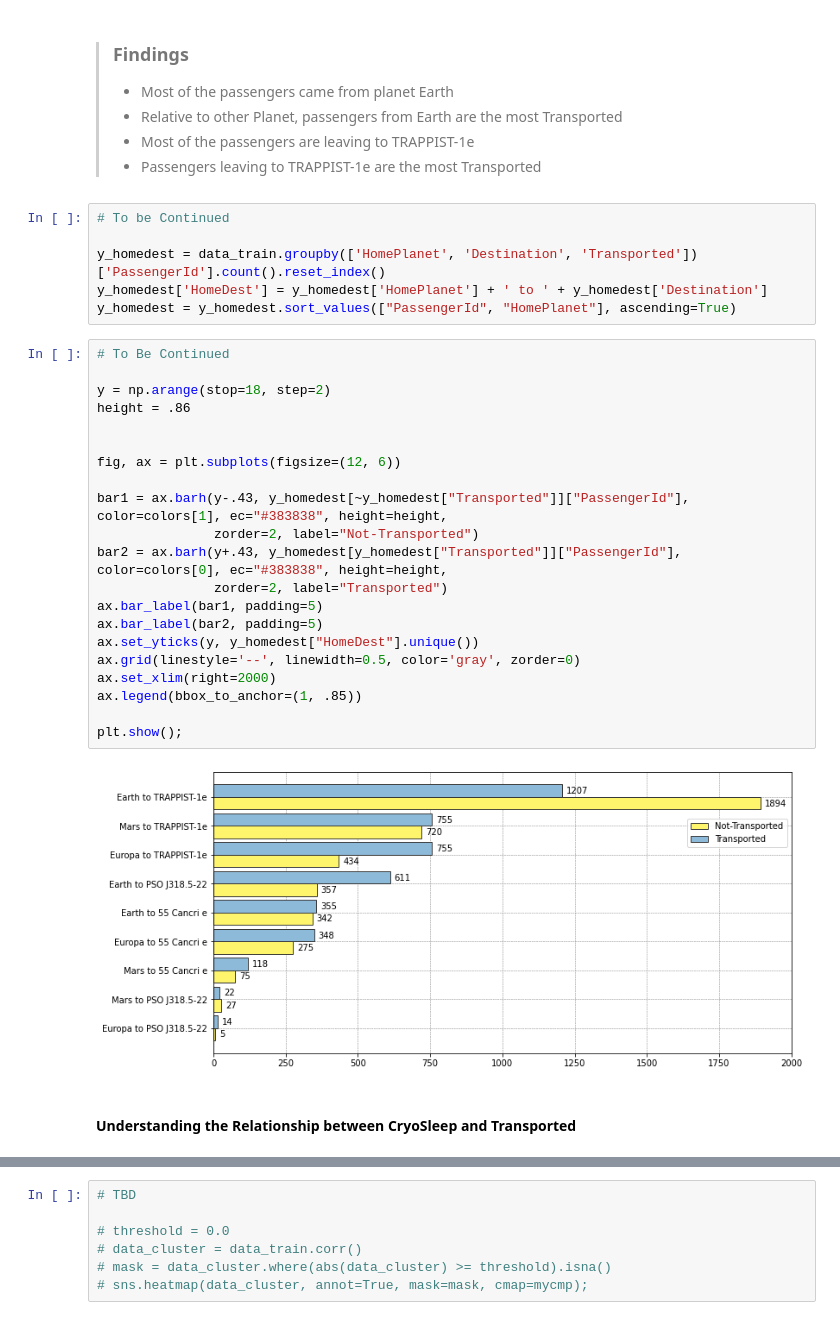
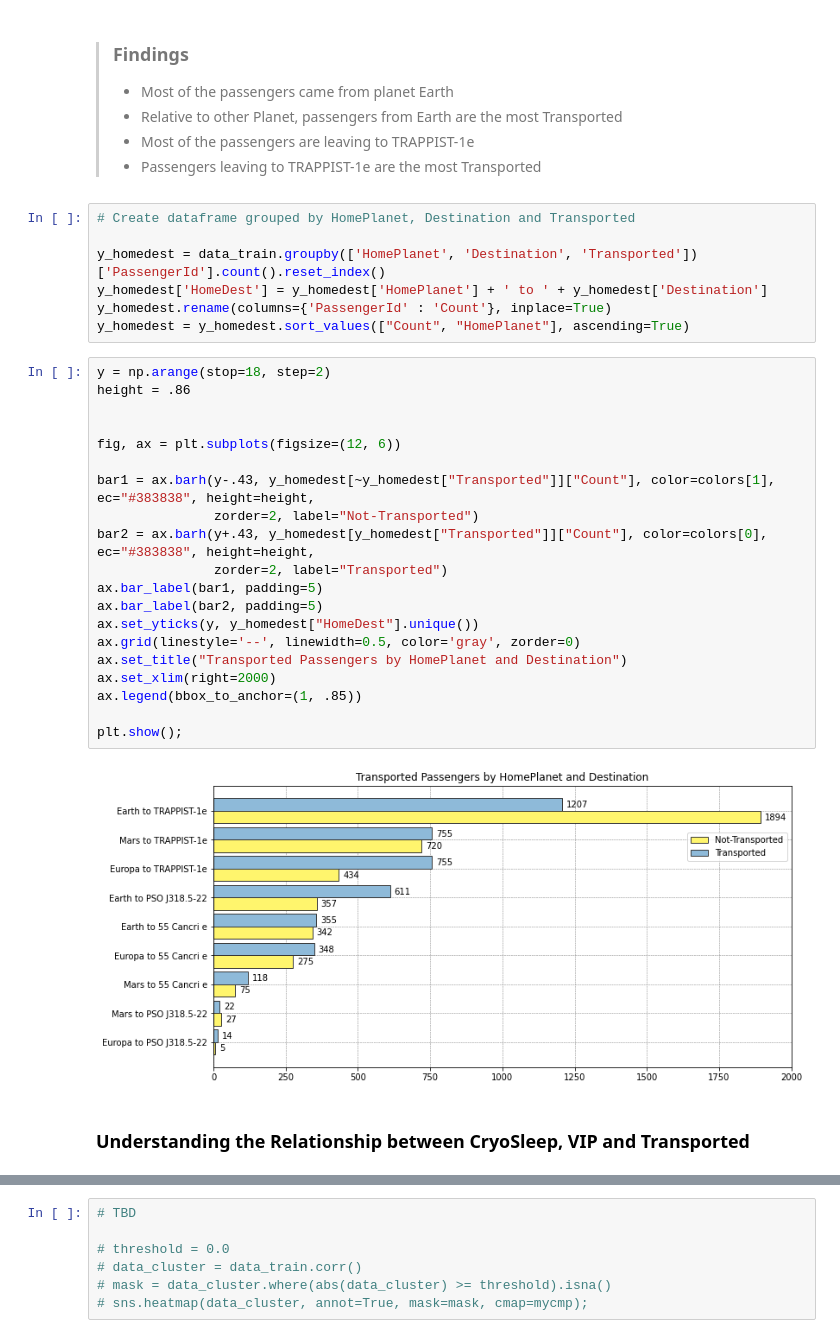
Before and after one commit to junedism/ams-classifier, a Jupyter notebook: spaceship-titanic-exploratory-data-analysis.ipynb, the cells around one changed output, grey strips where cells are left out. Saved outputs shown, nothing was run; the diff lists cells and outputs as text.

```diff
--- a/spaceship-titanic-exploratory-data-analysis.ipynb
+++ b/spaceship-titanic-exploratory-data-analysis.ipynb
@@ -263,33 +285,33 @@ plt.show();
 >* Most of the passengers are leaving to TRAPPIST-1e
 >* Passengers leaving to TRAPPIST-1e are the most Transported
 # %%
-# To be Continued
+# Create dataframe grouped by HomePlanet, Destination and Transported
 
 y_homedest = data_train.groupby(['HomePlanet', 'Destination', 'Transported'])['PassengerId'].count().reset_index()
 y_homedest['HomeDest'] = y_homedest['HomePlanet'] + ' to ' + y_homedest['Destination']
-y_homedest = y_homedest.sort_values(["PassengerId", "HomePlanet"], ascending=True)
+y_homedest.rename(columns={'PassengerId' : 'Count'}, inplace=True)
+y_homedest = y_homedest.sort_values(["Count", "HomePlanet"], ascending=True)
 # %%
-# To Be Continued
-
 y = np.arange(stop=18, step=2)
 height = .86
 
 
 fig, ax = plt.subplots(figsize=(12, 6))
 
-bar1 = ax.barh(y-.43, y_homedest[~y_homedest["Transported"]]["PassengerId"], color=colors[1], ec="#383838", height=height,
+bar1 = ax.barh(y-.43, y_homedest[~y_homedest["Transported"]]["Count"], color=colors[1], ec="#383838", height=height,
                zorder=2, label="Not-Transported")
-bar2 = ax.barh(y+.43, y_homedest[y_homedest["Transported"]]["PassengerId"], color=colors[0], ec="#383838", height=height,
+bar2 = ax.barh(y+.43, y_homedest[y_homedest["Transported"]]["Count"], color=colors[0], ec="#383838", height=height,
                zorder=2, label="Transported")
 ax.bar_label(bar1, padding=5)
 ax.bar_label(bar2, padding=5)
 ax.set_yticks(y, y_homedest["HomeDest"].unique())
 ax.grid(linestyle='--', linewidth=0.5, color='gray', zorder=0)
+ax.set_title("Transported Passengers by HomePlanet and Destination")
 ax.set_xlim(right=2000)
 ax.legend(bbox_to_anchor=(1, .85))
 
 plt.show();
 # %% [output]
-[figure, old version]
+[figure, new version]
 # %% [markdown]
-#### Understanding the Relationship between CryoSleep and Transported
+### Understanding the Relationship between CryoSleep, VIP and Transported
```
Also changed, not shown: parts of 14 cells of this notebook.
